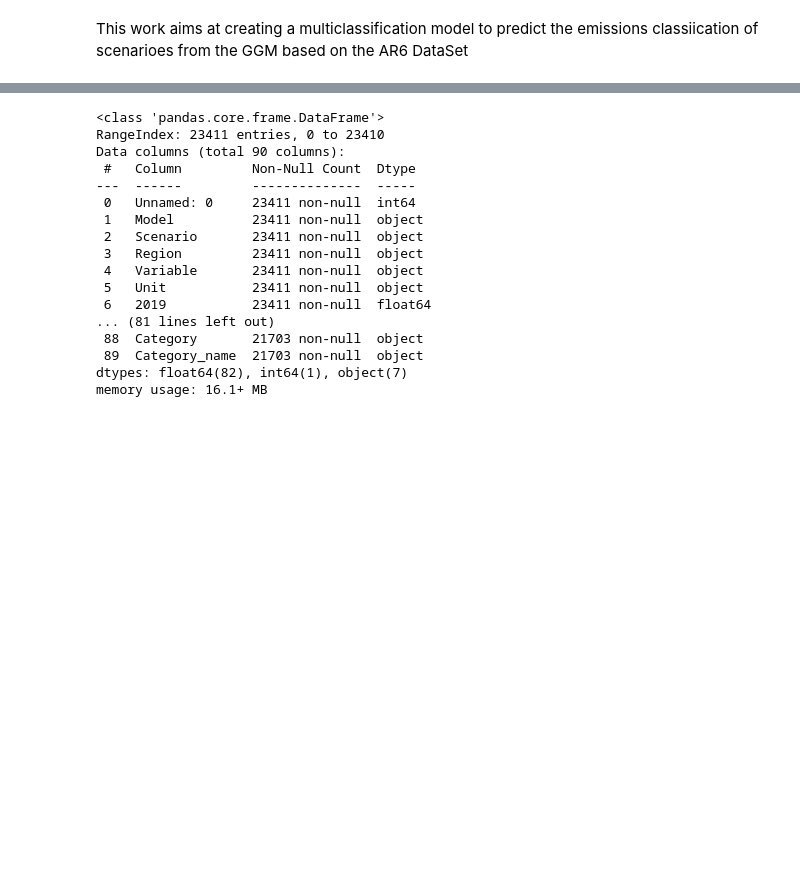
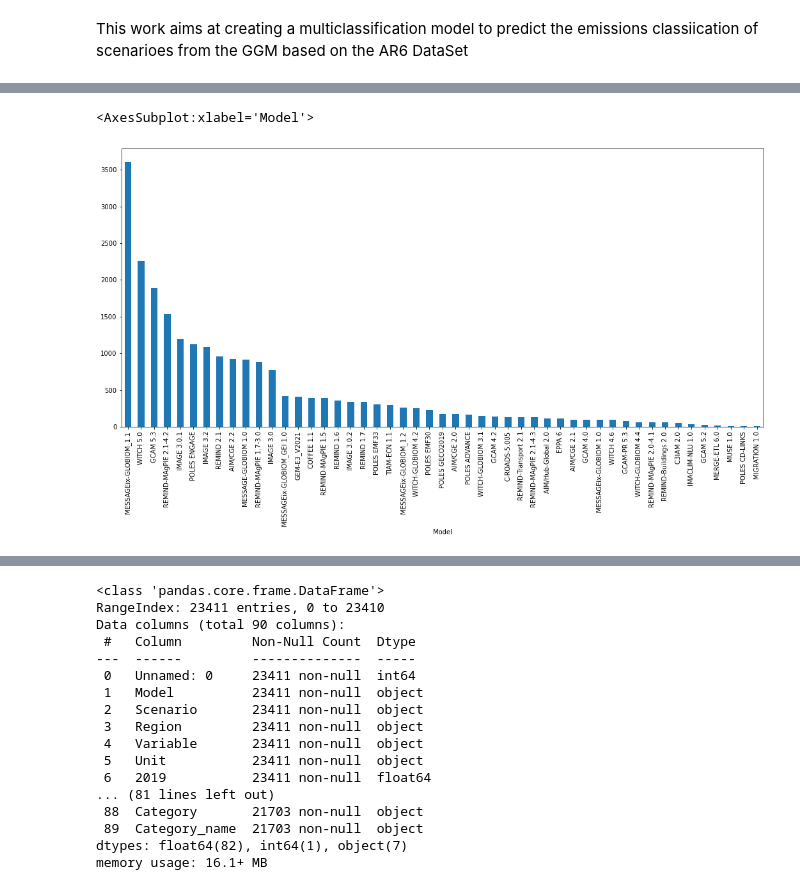
Before and after one commit to muadelm/IPCC_Scenarios, a Jupyter notebook: Classification_of_scenarioes_June2023/Classification_of_scenarioes.ipynb, the cells around one changed output, grey strips where cells are left out. Drawn from its saved outputs; the diff is of its cells as text; code cells hidden in the pictures; blank space fills up the shorter version.

```diff
--- a/Classification_of_scenarioes_June2023/Classification_of_scenarioes.ipynb
+++ b/Classification_of_scenarioes_June2023/Classification_of_scenarioes.ipynb
@@ -22,0 +42,7 @@ df.head()
+# %%
+# explore the dataset number of dominat models
+plt.figure(figsize=(18, 8))
+df['Model'].value_counts().plot(kind= 'bar')
+# %% [output]
+<AxesSubplot:xlabel='Model'>
+[figure, added]
```
Also changed, not shown: parts of 39 cells of this notebook.
